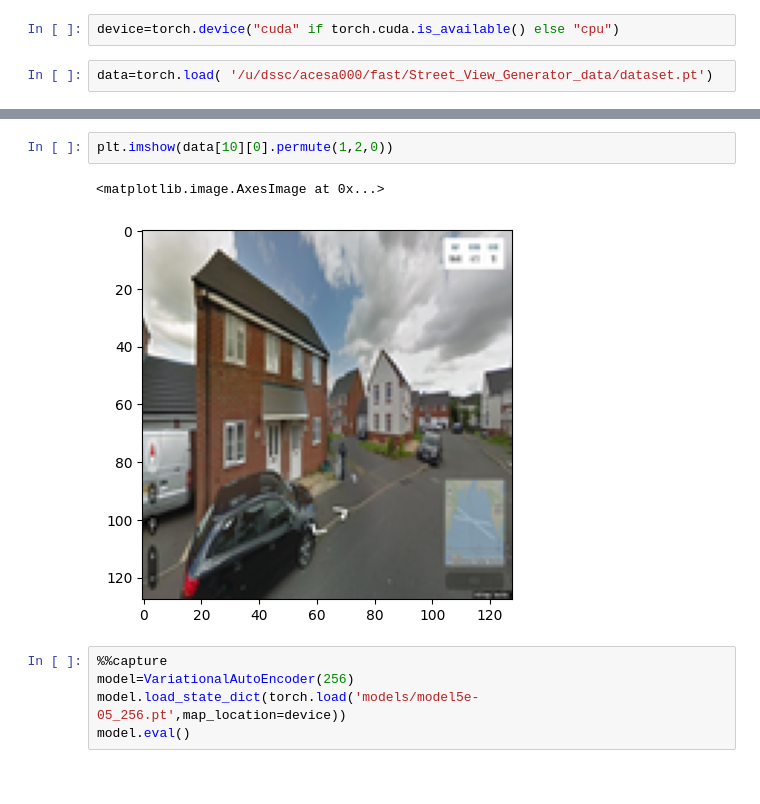
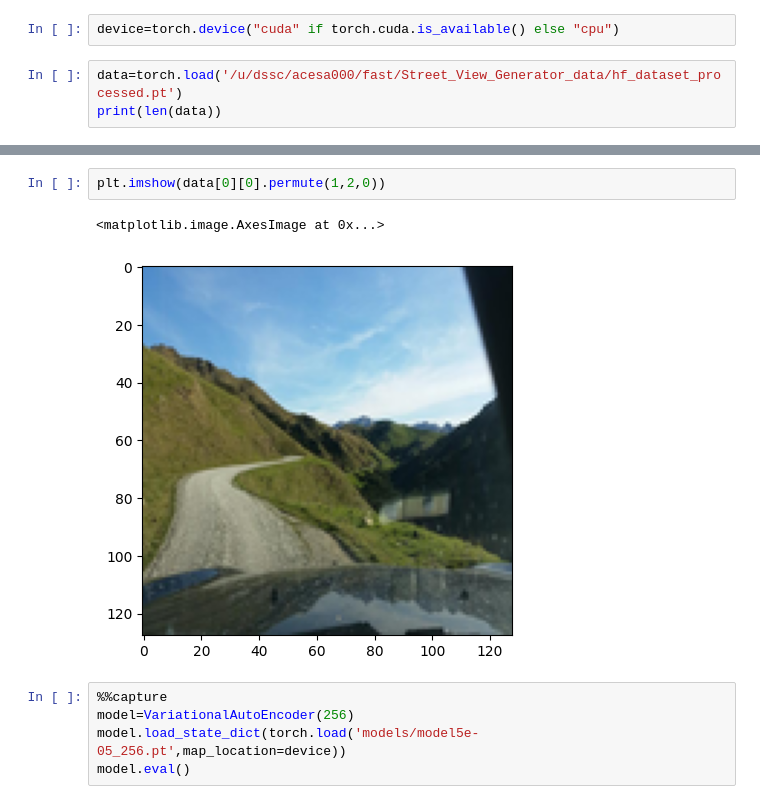
Before and after one commit to AlessandroCesaTs/Street_View_Generator, a Jupyter notebook: check_generation.ipynb, the cells around one changed output, grey strips where cells are left out. Drawn from its saved outputs; the diff is of its cells as text.

Commit message:
trained on larger dataset

```diff
--- a/check_generation.ipynb
+++ b/check_generation.ipynb
@@ -6,4 +6,5 @@ from source.functions.one_hot_encode import *
 # %%
 device=torch.device("cuda" if torch.cuda.is_available() else "cpu")
 # %%
-data=torch.load( '/u/dssc/acesa000/fast/Street_View_Generator_data/dataset.pt')
+data=torch.load('/u/dssc/acesa000/fast/Street_View_Generator_data/hf_dataset_processed.pt')
+print(len(data))
@@ -12,8 +25,8 @@ data=torch.load( '/u/dssc/acesa000/fast/Street_View_Generator_data/dataset.pt')
 # %%
-plt.imshow(data[10][0].permute(1,2,0))
+plt.imshow(data[0][0].permute(1,2,0))
 # %% [output]
 <matplotlib.image.AxesImage at 0x...>
-[figure, old version]
+[figure, new version]
 # %%
 %%capture
 model=VariationalAutoEncoder(256)
```
Also changed, not shown: parts of 4 cells of this notebook, 13 other files.
